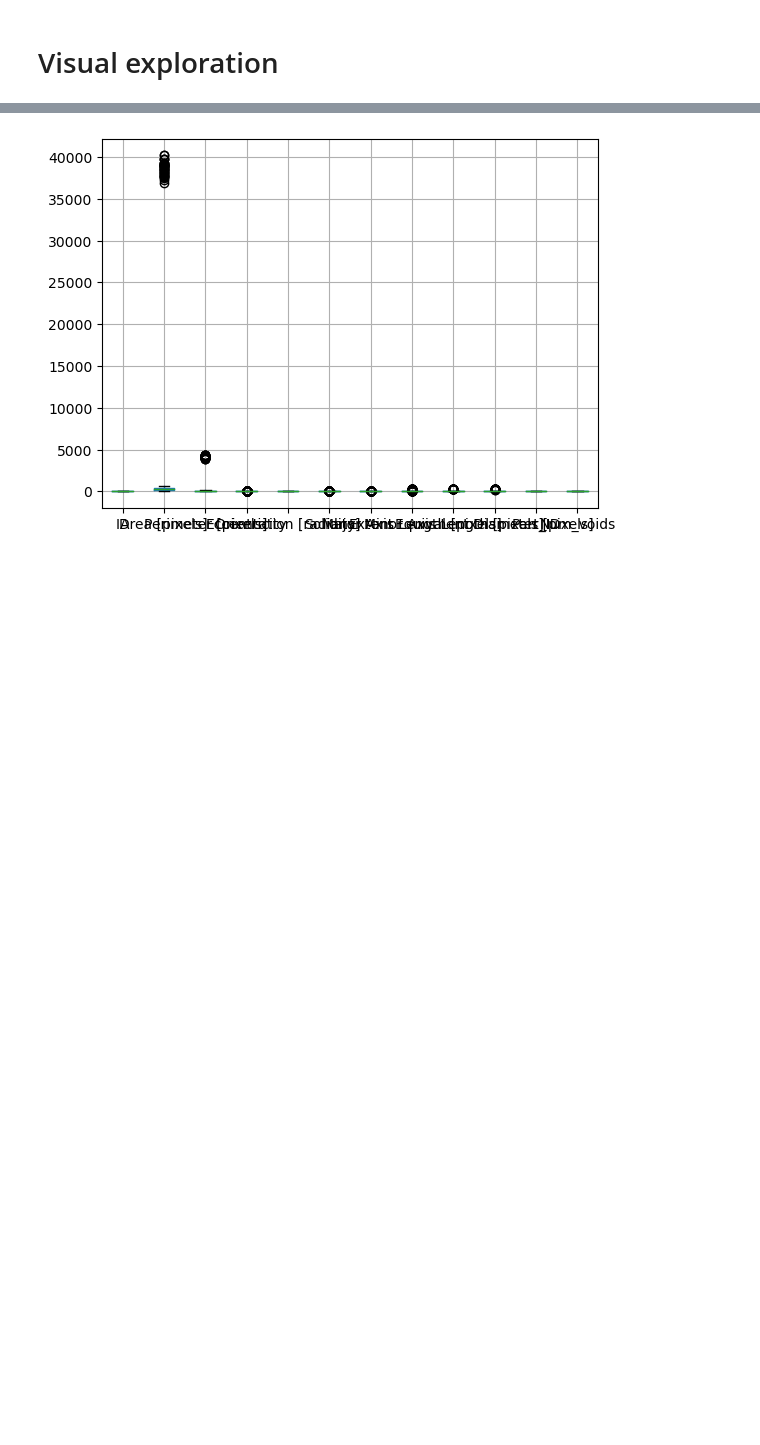
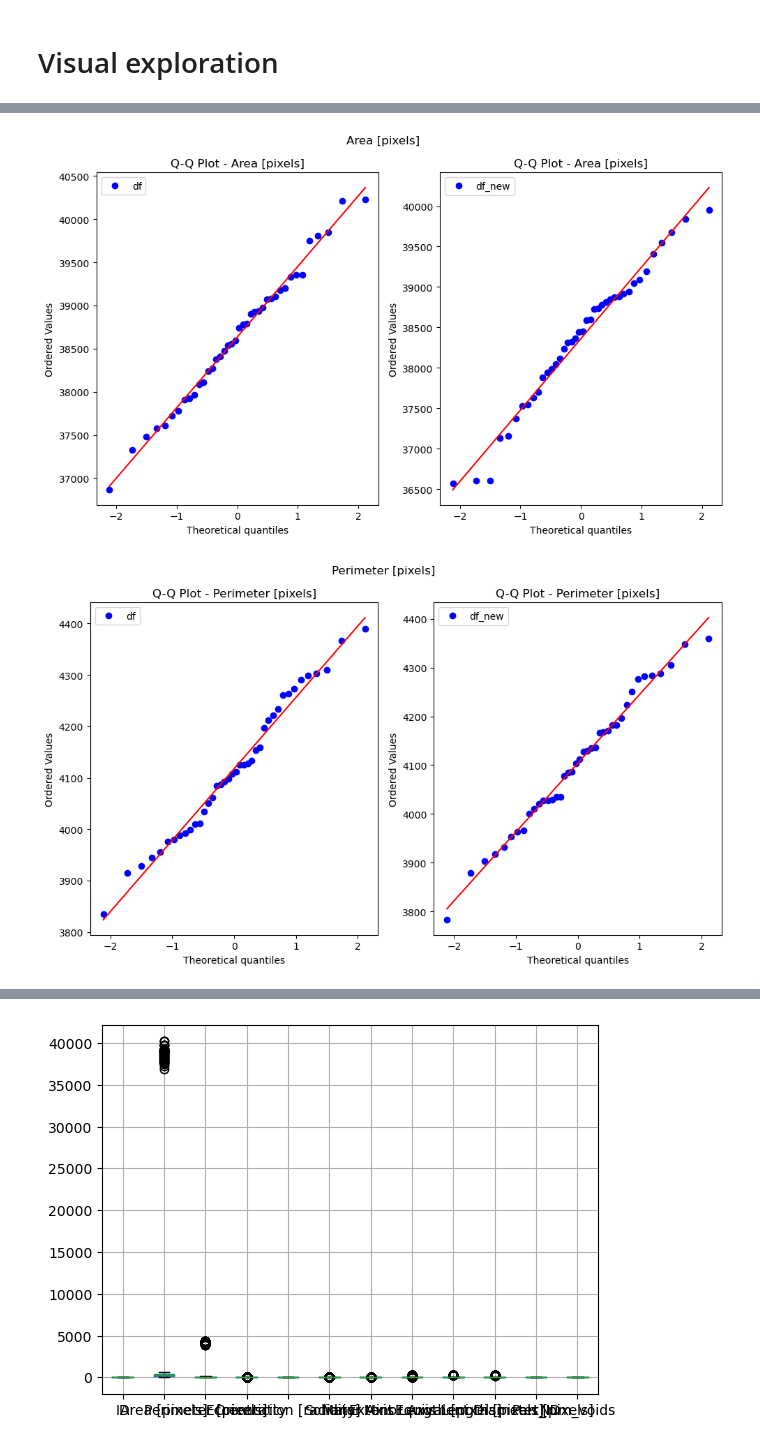
Before and after one commit to abylai11/qda-project, a Jupyter notebook: Python code/Exploration.ipynb, the cells around one changed output, grey strips where cells are left out. Saved outputs shown, nothing was run; the diff lists cells and outputs as text; code cells hidden in the pictures; blank space fills up the shorter version.

```diff
--- a/Python code/Exploration.ipynb
+++ b/Python code/Exploration.ipynb
@@ -180,7 +180,7 @@ So that the old df and df_ecc remain for comparison.
 # %%
 cartella_immagini = {
 	'originals': '../Processed dataset/df/',
-	'rotated&cropped': '../Processed dataset/df new/',
+	'rot&crop': '../Processed dataset/df new/',
 	# Altre associazioni possibili
 }
 
@@ -576,0 +608,23 @@ plt.show()
+# %%
+# if we do this plot on df and df_new (rather than df_parts and df_new_parts)
+# we clearly see different patterns, so makes sense to divide parts from voids
+
+for i, column in enumerate(df_parts.columns[4:]):
+	plt.figure(figsize=(10, 6))
+	plt.subplot(1, 2, 1)
+	stats.probplot(df_parts[column], dist="norm", plot=plt)
+	plt.legend(['df'])
+	plt.title(f"Q-Q Plot - {column}")
+	# plt.title(f"Q-Q Plot")
+
+	plt.subplot(1, 2, 2)
+	stats.probplot(df_new_parts[column], dist="norm", plot=plt)
+	plt.legend(['df_new'])
+	plt.title(f"Q-Q Plot - {column}")
+	# plt.title(f"Q-Q Plot")
+
+	plt.suptitle(column)
+	plt.tight_layout()
+# %% [output]
+[figure, added]
+[figure, added]
```
Also changed, not shown: parts of 9 cells of this notebook, 1 other file.
